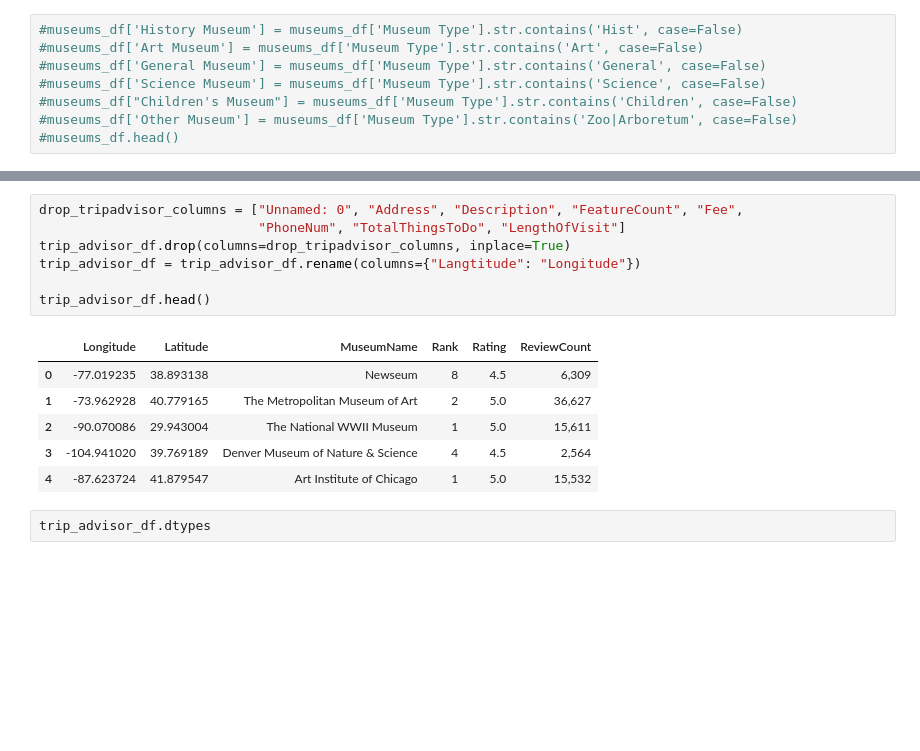
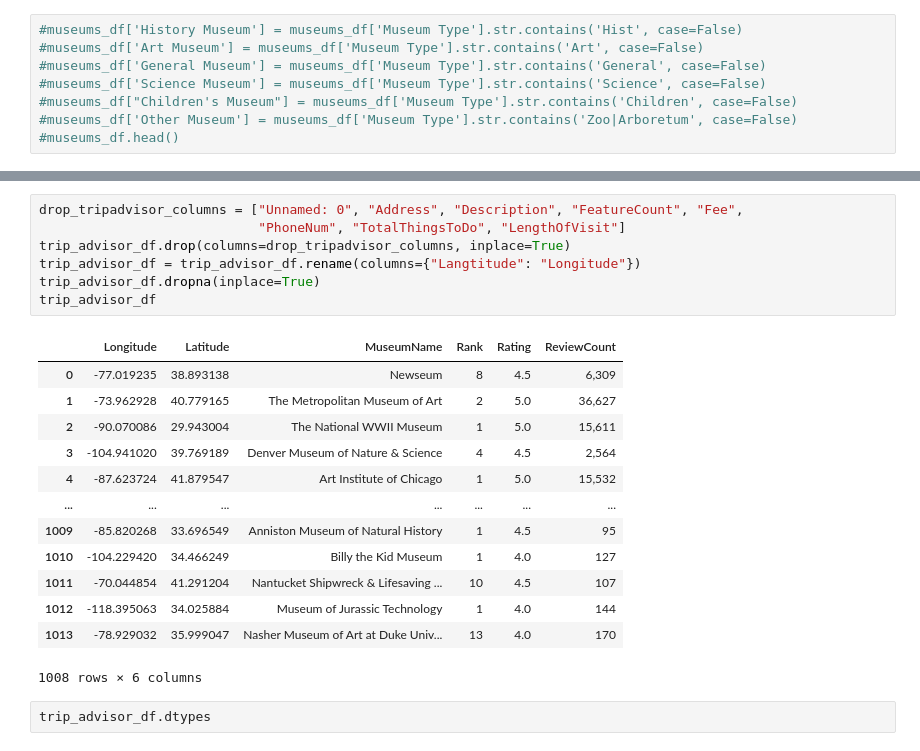
Before and after one commit to JackyUT2023/project3-group8, a Jupyter notebook: Museums_df.ipynb, the cells around one changed output, grey strips where cells are left out. Drawn from its saved outputs; the diff is of its cells as text; blank space fills up the shorter version.

```diff
--- a/Museums_df.ipynb
+++ b/Museums_df.ipynb
@@ -113,17 +113,24 @@ trip_advisor_df.head()
 # %%
 drop_tripadvisor_columns = ["Unnamed: 0", "Address", "Description", "FeatureCount", "Fee",
                             "PhoneNum", "TotalThingsToDo", "LengthOfVisit"]
 trip_advisor_df.drop(columns=drop_tripadvisor_columns, inplace=True)
 trip_advisor_df = trip_advisor_df.rename(columns={"Langtitude": "Longitude"})
-
-trip_advisor_df.head()
+trip_advisor_df.dropna(inplace=True)
+trip_advisor_df
 # %% [output]
 |  | Longitude | Latitude | MuseumName | Rank | Rating | ReviewCount |
 | 0 | -77.019235 | 38.893138 | Newseum | 8 | 4.5 | 6,309 |
 | 1 | -73.962928 | 40.779165 | The Metropolitan Museum of Art | 2 | 5.0 | 36,627 |
 | 2 | -90.070086 | 29.943004 | The National WWII Museum | 1 | 5.0 | 15,611 |
 | 3 | -104.941020 | 39.769189 | Denver Museum of Nature & Science | 4 | 4.5 | 2,564 |
 | 4 | -87.623724 | 41.879547 | Art Institute of Chicago | 1 | 5.0 | 15,532 |
+| ... | ... | ... | ... | ... | ... | ... |
+| 1009 | -85.820268 | 33.696549 | Anniston Museum of Natural History | 1 | 4.5 | 95 |
+| 1010 | -104.229420 | 34.466249 | Billy the Kid Museum | 1 | 4.0 | 127 |
+| 1011 | -70.044854 | 41.291204 | Nantucket Shipwreck & Lifesaving ... | 10 | 4.5 | 107 |
+| 1012 | -118.395063 | 34.025884 | Museum of Jurassic Technology | 1 | 4.0 | 144 |
+| 1013 | -78.929032 | 35.999047 | Nasher Museum of Art at Duke Univ... | 13 | 4.0 | 170 |
+1008 rows × 6 columns
 # %%
 trip_advisor_df.dtypes
 # %% [output]
```
